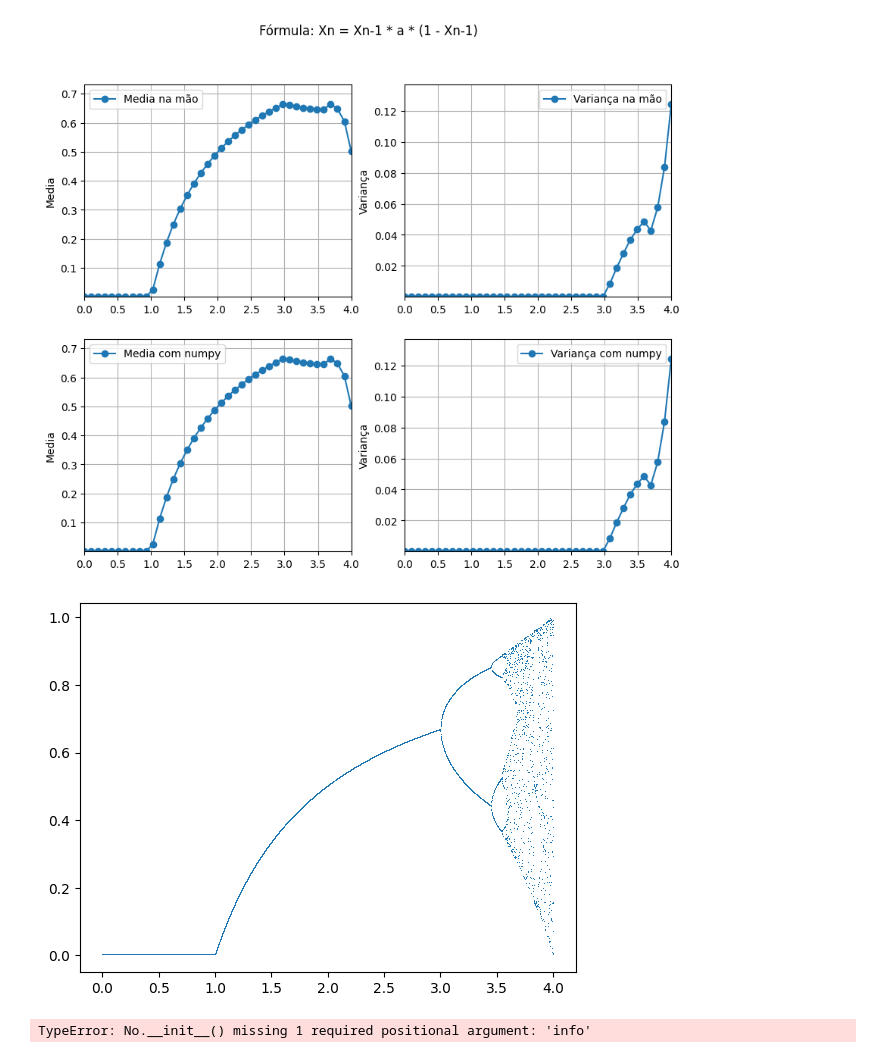
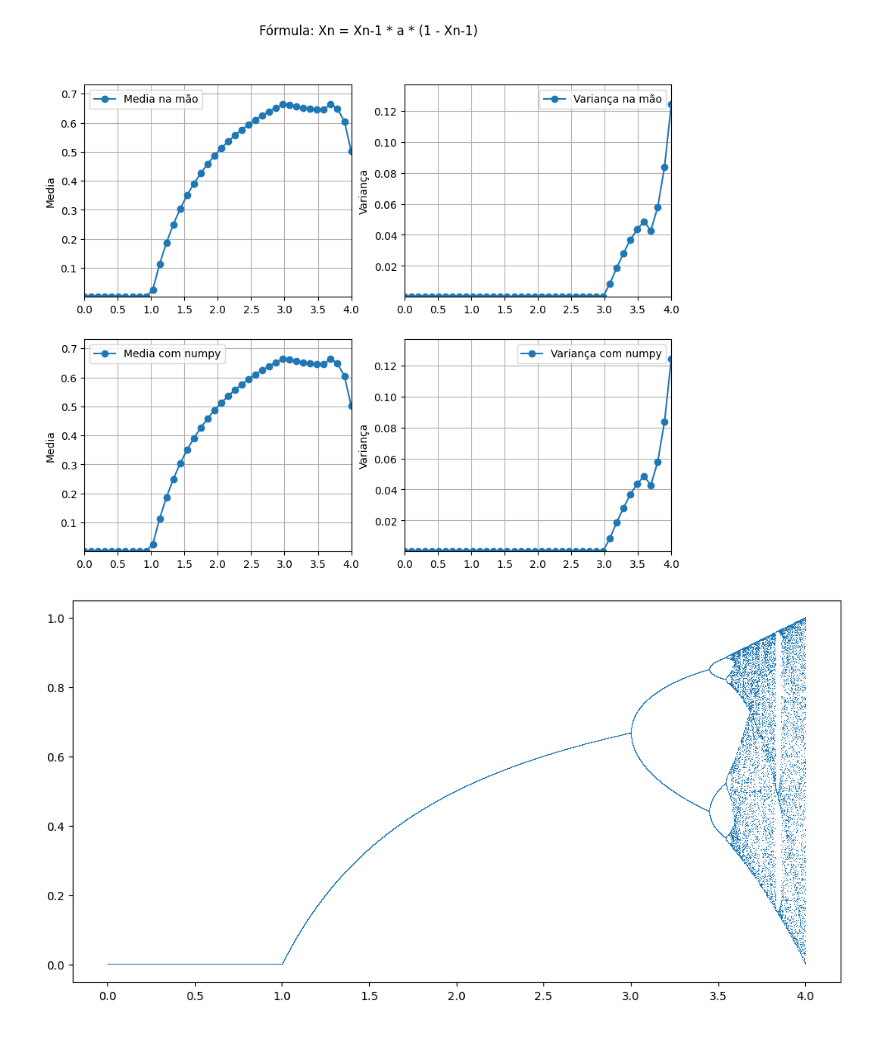
Before and after one commit to LuisFSForti/Atividades_USP, a Jupyter notebook: Calculo_Numerico/Atividade1.ipynb, the cells around one changed output. Saved outputs shown, nothing was run; the diff lists cells and outputs as text; code cells hidden in the pictures.

```diff
--- a/Calculo_Numerico/Atividade1.ipynb
+++ b/Calculo_Numerico/Atividade1.ipynb
@@ -186,48 +186,29 @@ Medias:  [2.00000000e-05 2.20551749e-05 2.46268259e-05 2.79251061e-05
 # %%
 #Exercício 4
 
 import numpy as np
 import matplotlib.pyplot as plt
 
-A = np.linspace(0, 4, pow(10,4))
-N = 5000
+A = np.linspace(0, 4, pow(10,5))
+N = 1000
 valores = []
 
 for a in A:
     x = np.random.rand()
     for i in range(N):
         x = a * x * (1 - x)
 
     valores.append(x)
 
+plt.figure(figsize=(12,6))
 plt.plot(A, valores, ls = '', marker = ',')
 plt.show()
+
+#O gráfico aqui apresenta a variação que os valores tomam quando o valor de a é alterado. Percebe-se que, até o a = 1, o valor sempre é zero,
+#o que concorda os gráficos de média do exercício anterior, mostrando estarem corretos. A parte mais interessante deste gráfico está nos pontos 3
+#e 3.5, os mesmos pontos em que os gráficos de variança do exercício anterior apresentaram variações. Estes são alguns dos pontos em que o
+#gráfico bifurca, o que significa que, quando há uma bifurcação, a taxa de crescimento da varianca se altera.
+#Este gráfico explica as irregularidades dos gráficos anteriores, pois, como a população de pontos era muito menor, não era possível observar
+#estas características tão curiosas da função.
 # %% [output]
-[figure, old version]
+[figure, new version]
-# %%
-class Aresta:
-    def __init__(self, no1, no2):
-        self.No1 = no1
-        self.No2 = no2
-
-    def NosConectados(self):
-        return [self.No1, self.No2]
-
-class No:
-    def __init__(self, info):
-        self.Arestas = []
-        self.Info = info
-
-    def ConectarNo(self, no):
-        self.Arestas.append(Aresta(self, no))
-
-    def ArestasConectadas(self):
-        return self.Arestas
-
-teste = No(1)
-teste2 = No(2)
-teste.ConectarNo(teste2)
-
-print(teste, teste2, teste.ArestasConectadas()[0].NosConectados()[0], teste.Info)
-# %% [output]
-TypeError: No.__init__() missing 1 required positional argument: 'info'
```
Also changed, not shown: parts of 2 cells of this notebook.
